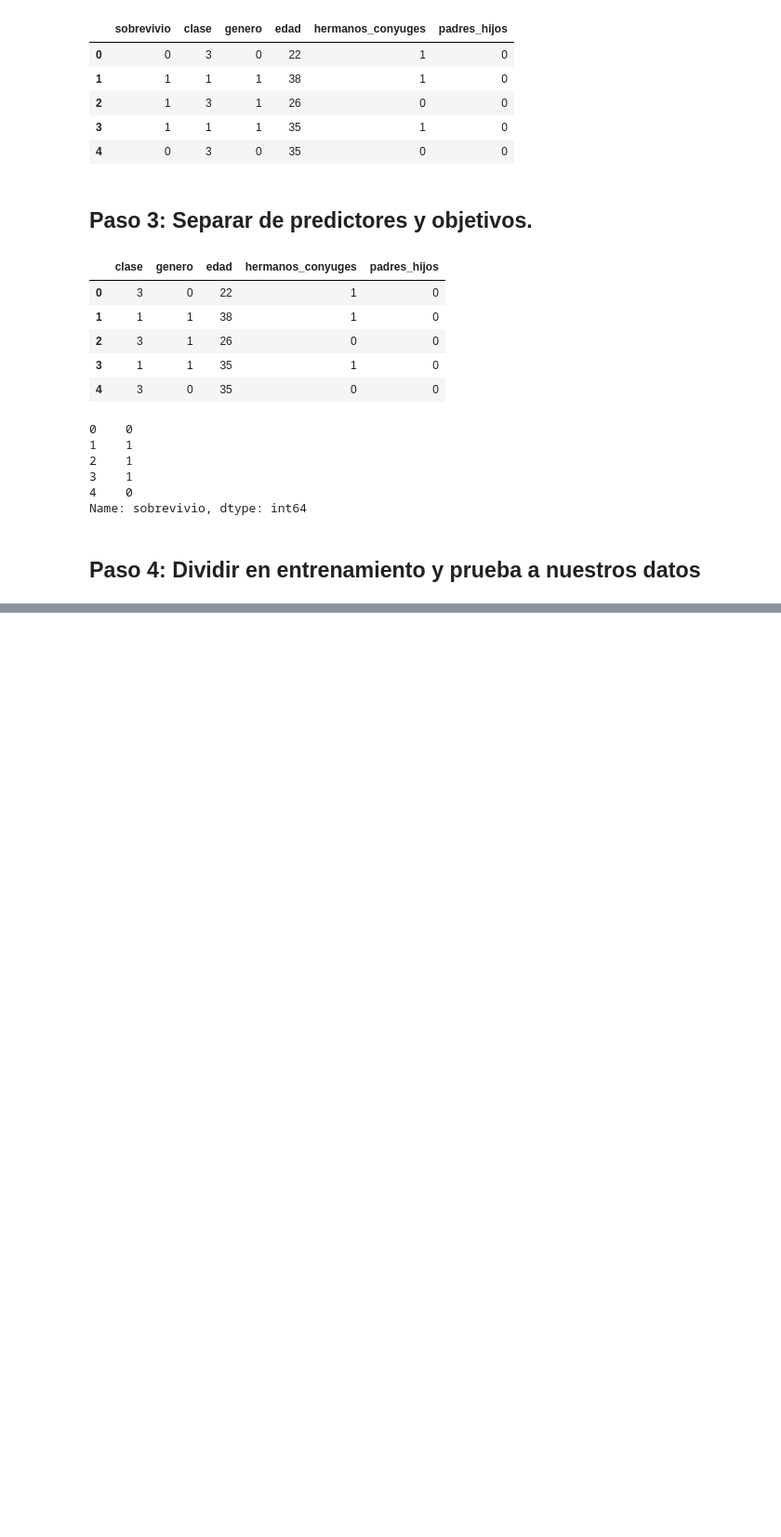
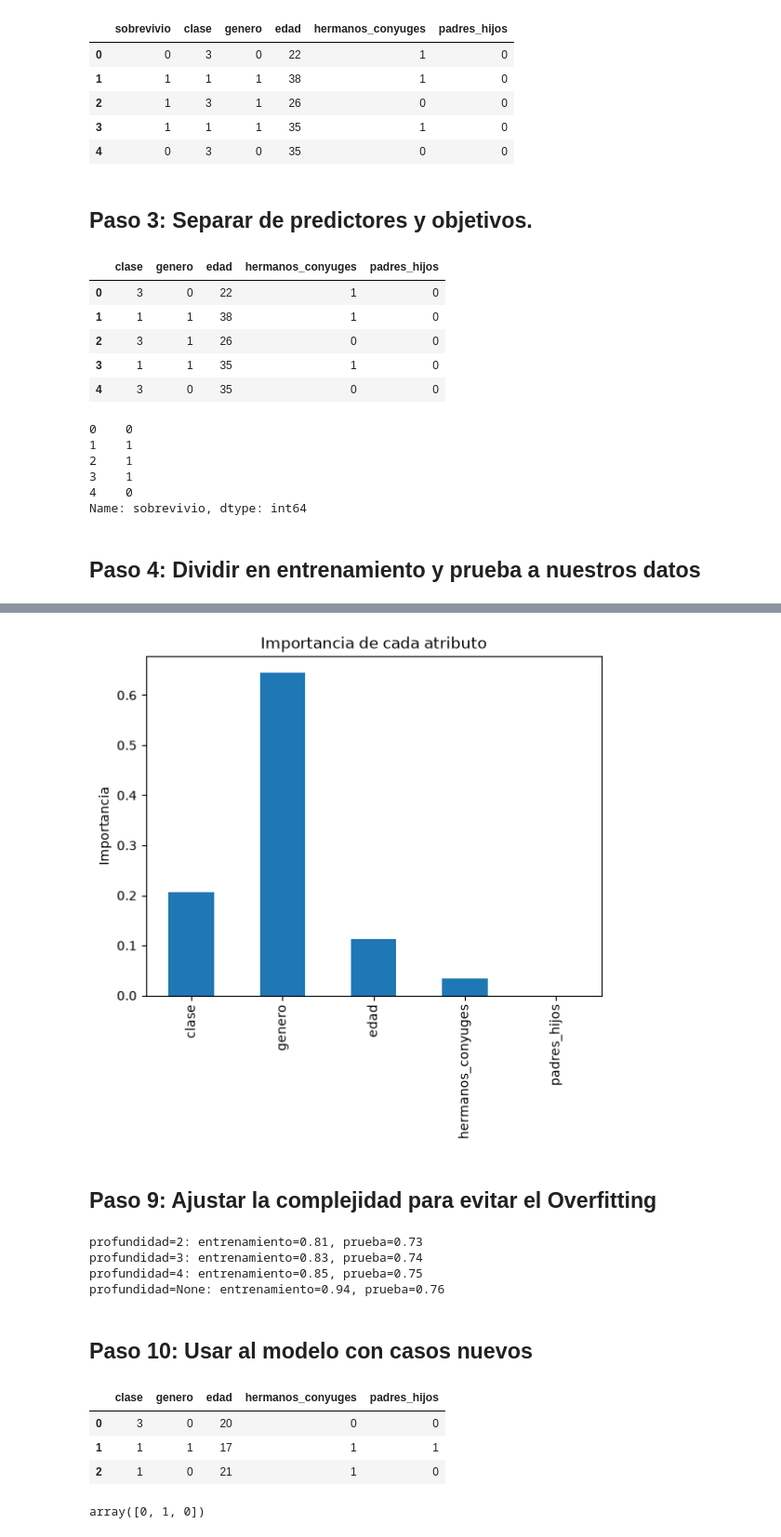
Before and after one commit to Duran24062005/Python, a Jupyter notebook: 14_machine_learning/titanic_model.ipynb, the cells around one changed output, grey strips where cells are left out. Shown at 93% size. Drawn from its saved outputs; the diff is of its cells as text; code cells hidden in the pictures; blank space fills up the shorter version.

```diff
--- a/14_machine_learning/titanic_model.ipynb
+++ b/14_machine_learning/titanic_model.ipynb
@@ -68,0 +137,2 @@ predictorX_train, X_test, y_train, y_test = train_test_split(X, y, test_size=0.2
+# %%
+importancias = pd.Series(arbol.feature_importances_, index=X.columns)
@@ -68,0 +157,30 @@ predictorX_train, X_test, y_train, y_test = train_test_split(X, y, test_size=0.2
+# %%
+importancias.plot(kind='bar')
+plt.title('Importancia de cada atributo')
+plt.ylabel('Importancia')
+plt.show()
+# %% [output]
+[figure, added]
+# %% [markdown]
+## Paso 9: Ajustar la complejidad para evitar el Overfitting
+# %%
+profundidades = [2, 3, 4, None]
+for p in profundidades:
+    arb = DecisionTreeClassifier(max_depth=p, random_state=42)
+
+    arb.fit(X_train, y_train)
+
+    pred_train = arb.predict(X_train)
+    pred_test = arb.predict(X_test)
+
+    train_acc = accuracy_score(y_train, pred_train)
+    test_acc = accuracy_score(y_test, pred_test)
+
+    print(f'profundidad={p}: entrenamiento={round(train_acc, 2)}, prueba={round(test_acc, 2)}')
+# %% [output]
+profundidad=2: entrenamiento=0.81, prueba=0.73
+profundidad=3: entrenamiento=0.83, prueba=0.74
+profundidad=4: entrenamiento=0.85, prueba=0.75
+profundidad=None: entrenamiento=0.94, prueba=0.76
+# %% [markdown]
+## Paso 10: Usar al modelo con casos nuevos
@@ -68,0 +193,11 @@ predictorX_train, X_test, y_train, y_test = train_test_split(X, y, test_size=0.2
+# %%
+nuevos_pasajeros
+# %% [output]
+|  | clase | genero | edad | hermanos_conyuges | padres_hijos |
+| 0 | 3 | 0 | 20 | 0 | 0 |
+| 1 | 1 | 1 | 17 | 1 | 1 |
+| 2 | 1 | 0 | 21 | 1 | 0 |
+# %%
+arbol.predict(nuevos_pasajeros)
+# %% [output]
+array([0, 1, 0])
```
Also changed, not shown: parts of 24 cells of this notebook.
